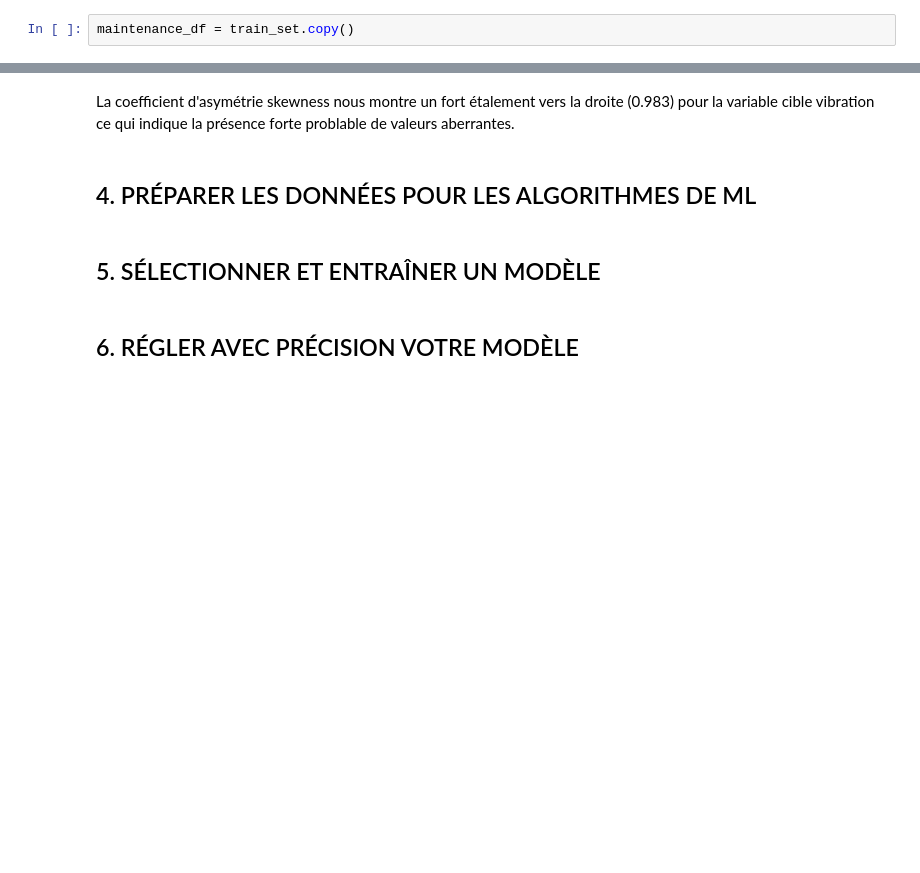
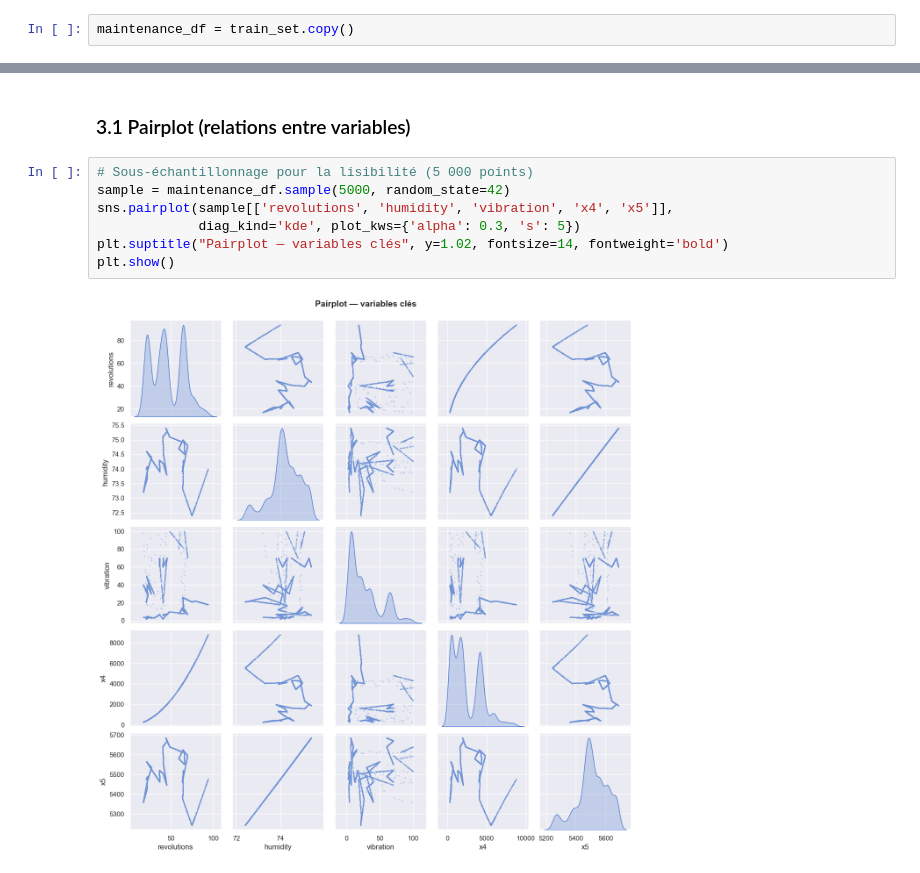
Before and after one commit to laurentngwe/8INF309, a Jupyter notebook: p_maintenance.ipynb, the cells around one changed output, grey strips where cells are left out. Cells and saved outputs as stored; diff of their text form; blank space fills up the shorter version.

```diff
--- a/p_maintenance.ipynb
+++ b/p_maintenance.ipynb
@@ -271,8 +145,11 @@ dtype: float64
-# %% [markdown]
-La coefficient d'asymétrie skewness nous montre un fort étalement vers la droite (0.983) pour la variable cible vibration ce qui indique la présence forte problable de valeurs aberrantes.
-# %% [markdown]
-## 4.	PRÉPARER LES DONNÉES POUR LES ALGORITHMES DE ML
-# %% [markdown]
-## 5.	SÉLECTIONNER ET ENTRAÎNER UN MODÈLE
-# %% [markdown]
-## 6.	RÉGLER AVEC PRÉCISION VOTRE MODÈLE
+# %% [markdown]
+### 3.1 Pairplot (relations entre variables)
+# %%
+# Sous-échantillonnage pour la lisibilité (5 000 points)
+sample = maintenance_df.sample(5000, random_state=42)
+sns.pairplot(sample[['revolutions', 'humidity', 'vibration', 'x4', 'x5']],
+             diag_kind='kde', plot_kws={'alpha': 0.3, 's': 5})
+plt.suptitle("Pairplot — variables clés", y=1.02, fontsize=14, fontweight='bold')
+plt.show()
+# %% [output]
+[figure, added]
```
Also changed, not shown: parts of 100 cells of this notebook, 2 other files.
